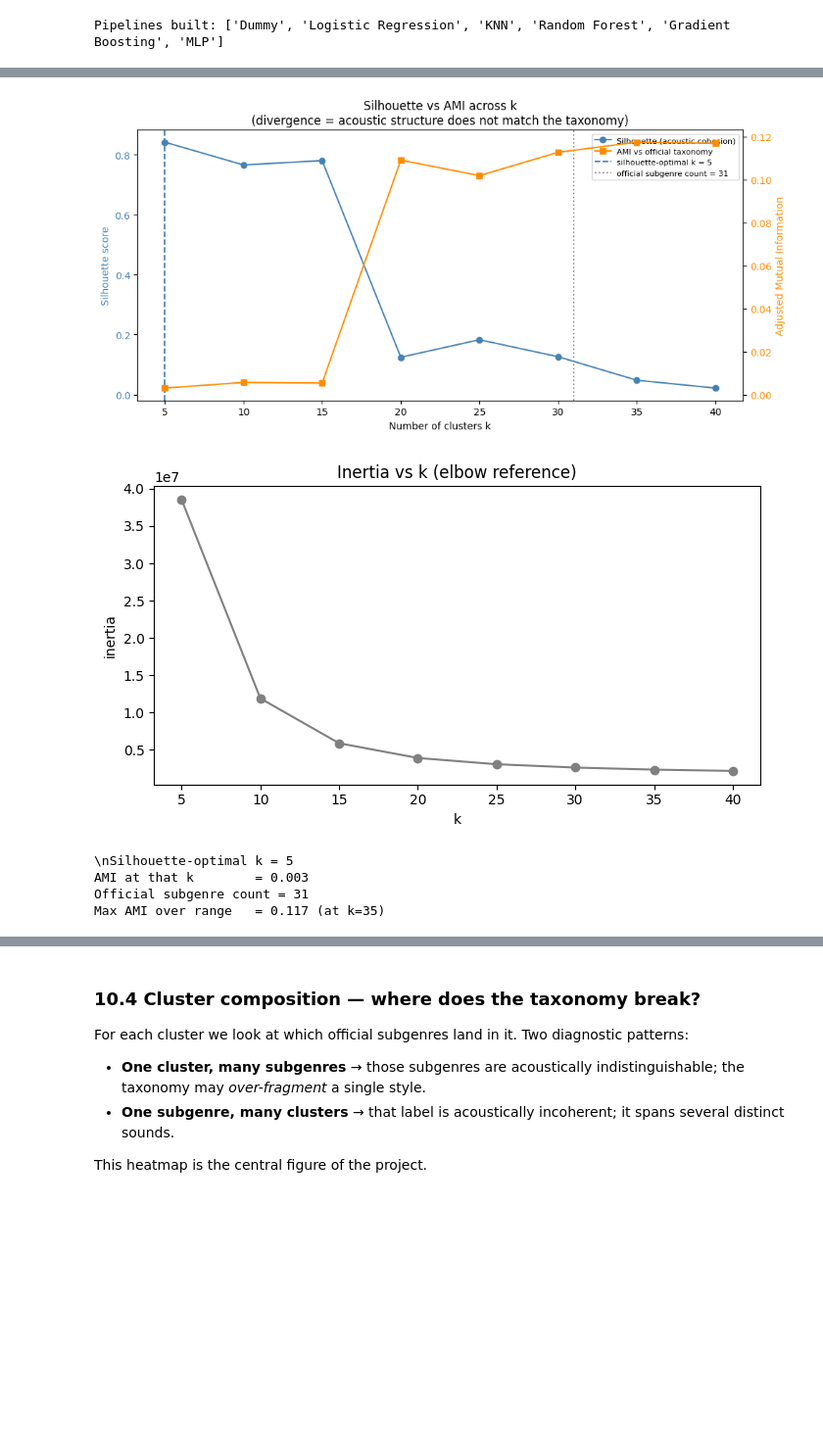
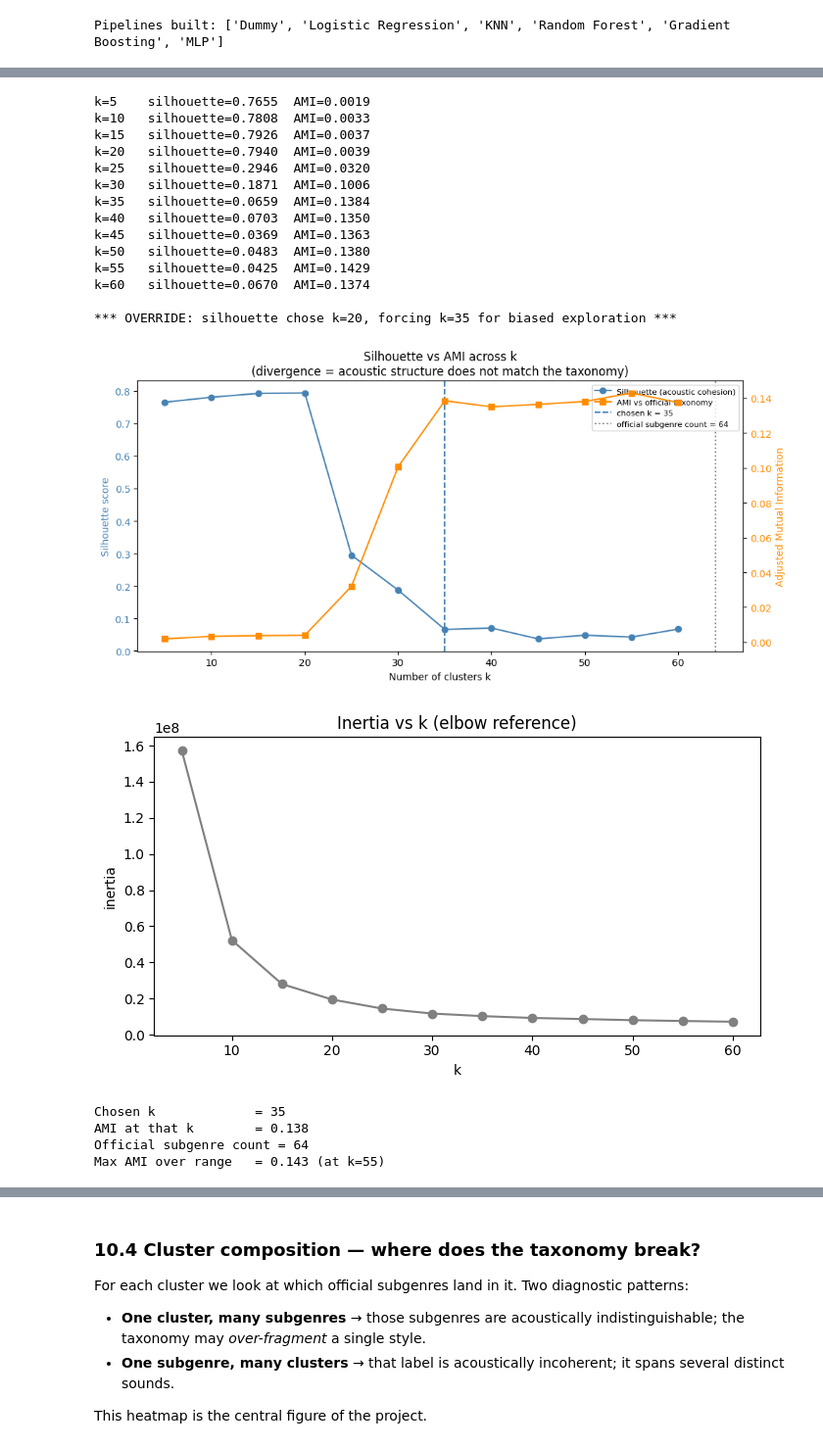
Before and after one commit to kaspersen-will/Genre_Relabelling, a Jupyter notebook: pipeline.ipynb, the cells around one changed output, grey strips where cells are left out. Shown at 98% size. Saved outputs shown, nothing was run; the diff lists cells and outputs as text; code cells hidden in the pictures; blank space fills up the shorter version.

Commit message:
fixed bugs in group cluster names and added biased run option

```diff
--- a/pipeline.ipynb
+++ b/pipeline.ipynb
@@ -159,13 +159,13 @@ All tunable parameters live in one place. The only values you change between the
 #  on the cluster. Switch by editing the value, not the comment.
 # ============================================================
 
-SUBSET            = "small"      # FULL: "large"   (106k tracks, full FMA)
-MIN_GENRE_TRACKS  = 50           # FULL: 50        (keep same; ~150 subgenres survive on large)
-N_PCA_COMPONENTS  = 100          # FULL: 100       (keep; ~maj. variance retained. raise to 150 if RAM allows)
-K_NEIGHBOURS      = 20           # FULL: 20        (keep same)
-CV_FOLDS          = 5            # FULL: 5         (keep same)
-N_ITER_RANDOM     = 30           # FULL: 60        (wider RF search; cluster can afford it)
-CLUSTER_RANGE     = range(5, 41, 5)    # FULL: range(5, 161, 10)
+SUBSET            = "medium"      # FULL: "large"   (106k tracks, full FMA), MEDIUM: "medium" (25k tracks, 16 genres)
+MIN_GENRE_TRACKS  = 50           # FULL: 50        (keep same; ~150 subgenres survive on large), MEDIUM: 100 (keep same; ~50 subgenres survive on medium)
+N_PCA_COMPONENTS  = 100          # FULL: 100       (keep; ~maj. variance retained. raise to 150 if RAM allows), MEDIUM: 100 (keep same; ~maj. variance retained, faster for medium subset)
+K_NEIGHBOURS      = 20           # FULL: 20        (keep same), MEDIUM: 20 (keep same; good for 16 genres, faster for medium subset)
+CV_FOLDS          = 5            # FULL: 5         (keep same), MEDIUM: 5 (keep same; good for 16 genres, faster for medium subset)
+N_ITER_RANDOM     = 30           # FULL: 60        (wider RF search; cluster can afford it), MEDIUM: 30 (keep same; good for 16 genres, faster for medium subset)
+CLUSTER_RANGE     = range(5, 61, 5)    # FULL: range(5, 161, 10), Medium: range(5, 61, 5) (faster for medium subset, does not change objective)
 # DEV  range(5,41,5)   -> 8 candidate k values, fast for Small-subset debugging
 # FULL range(5,161,10) -> 16 values spanning below & above the ~150 official
 #                          subgenre count, needed for the silhouette-vs-AMI sweep
@@ -623,12 +585,12 @@ if os.path.exists(CKPT_TUNE):
     rf_search, knn_search = joblib.load(CKPT_TUNE)
 else:
     rf_dist = {
-        "clf__n_estimators":      [100, 200, 300, 500],
-        "clf__max_depth":         [None, 10, 20, 30],
-        "clf__min_samples_split": [2, 5, 10],
-        "clf__max_features":      ["sqrt", "log2", 0.3],
-        "clf__min_samples_leaf":  [1, 2, 4]}
-    rf_search = RandomizedSearchCV(rf_pipe, rf_dist, n_iter=N_ITER_RANDOM,
+        "clf__n_estimators":      [100, 200],
+        "clf__max_depth":         [None, 10, 20],
+        "clf__min_samples_split": [2, 5],
+        "clf__max_features":      ["sqrt", "log2"],
+        "clf__min_samples_leaf":  [1, 2]}
+    rf_search = RandomizedSearchCV(rf_pipe, rf_dist, n_iter=10,
                                    cv=cv, scoring="f1_macro", n_jobs=-1,
                                    random_state=SEED, verbose=1)
     rf_search.fit(X_trainval, y_trainval)
@@ -880,7 +835,9 @@ We pick `best_k` strictly by silhouette (the data-driven criterion) and report w
 # %%
 CKPT_KSEL = os.path.join(CKPT_DIR, f"ksel_{SUBSET}.pkl")
 
-if os.path.exists(CKPT_KSEL):
+FORCE_K = 35   # ← biased exploration override. Set to None for the principled silhouette choice.
+
+if FORCE_K is None and os.path.exists(CKPT_KSEL):
     sil_scores, ami_scores, inertias, best_k = joblib.load(CKPT_KSEL)
 else:
     sil_scores, ami_scores, inertias = {}, {}, {}
@@ -901,6 +858,10 @@ else:
               f"AMI={ami_scores[k]:.4f}")
     # best_k chosen by SILHOUETTE only — the data-driven criterion
     best_k = max(sil_scores, key=sil_scores.get)
+    if FORCE_K is not None:
+        print(f"\n*** OVERRIDE: silhouette chose k={best_k}, "
+              f"forcing k={FORCE_K} for biased exploration ***")
+        best_k = FORCE_K
     joblib.dump((sil_scores, ami_scores, inertias, best_k), CKPT_KSEL)
 
 ks       = list(sil_scores)
@@ -915,7 +876,7 @@ ax1.set_xlabel("Number of clusters k")
 ax1.set_ylabel("Silhouette score", color="steelblue")
 ax1.tick_params(axis="y", labelcolor="steelblue")
 ax1.axvline(best_k, color="steelblue", ls="--",
-            label=f"silhouette-optimal k = {best_k}")
+            label=f"chosen k = {best_k}")
 
 ax2 = ax1.twinx()
 l2, = ax2.plot(ks, [ami_scores[k] for k in ks], "s-",
@@ -926,38 +887,52 @@ ax2.tick_params(axis="y", labelcolor="darkorange")
 ax1.axvline(n_off, color="grey", ls=":",
             label=f"official subgenre count = {n_off}")
 
 lines = [l1, l2,
          plt.Line2D([0], [0], color="steelblue", ls="--"),
          plt.Line2D([0], [0], color="grey", ls=":")]
 labels = ["Silhouette (acoustic cohesion)",
           "AMI vs official taxonomy",
-          f"silhouette-optimal k = {best_k}",
+          f"chosen k = {best_k}",
           f"official subgenre count = {n_off}"]
 ax1.legend(lines, labels, loc="upper right", fontsize=8)
 ax1.set_title("Silhouette vs AMI across k\n"
               "(divergence = acoustic structure does not match the taxonomy)")
 plt.tight_layout()
 plt.savefig(os.path.join(FIG_DIR, "06_silhouette_vs_ami.png"), dpi=150)
 plt.show()
 
 # --- inertia elbow kept as a secondary reference ---
 fig, ax = plt.subplots(figsize=(7, 4))
 ax.plot(ks, [inertias[k] for k in ks], "o-", color="grey")
 ax.set_title("Inertia vs k (elbow reference)")
 ax.set_xlabel("k"); ax.set_ylabel("inertia")
 plt.tight_layout()
 plt.savefig(os.path.join(FIG_DIR, "06b_inertia_elbow.png"), dpi=150)
 plt.show()
 
-print(f"\\nSilhouette-optimal k = {best_k}")
+print(f"\nChosen k             = {best_k}")
 print(f"AMI at that k        = {ami_scores[best_k]:.3f}")
 print(f"Official subgenre count = {n_off}")
 print(f"Max AMI over range   = {max(ami_scores.values()):.3f} "
       f"(at k={max(ami_scores, key=ami_scores.get)})")
 # %% [output]
+k=5    silhouette=0.7655  AMI=0.0019
+k=10   silhouette=0.7808  AMI=0.0033
+k=15   silhouette=0.7926  AMI=0.0037
+k=20   silhouette=0.7940  AMI=0.0039
+k=25   silhouette=0.2946  AMI=0.0320
+k=30   silhouette=0.1871  AMI=0.1006
+k=35   silhouette=0.0659  AMI=0.1384
+k=40   silhouette=0.0703  AMI=0.1350
+k=45   silhouette=0.0369  AMI=0.1363
+k=50   silhouette=0.0483  AMI=0.1380
+k=55   silhouette=0.0425  AMI=0.1429
+k=60   silhouette=0.0670  AMI=0.1374
+
+*** OVERRIDE: silhouette chose k=20, forcing k=35 for biased exploration ***
-[figure, old version]
+[figure, new version]
-[figure, old version]
+[figure, new version]
-\nSilhouette-optimal k = 5
-AMI at that k        = 0.003
-Official subgenre count = 31
-Max AMI over range   = 0.117 (at k=35)
+Chosen k             = 35
+AMI at that k        = 0.138
+Official subgenre count = 64
+Max AMI over range   = 0.143 (at k=55)
```
Also changed, not shown: parts of 63 cells of this notebook.
